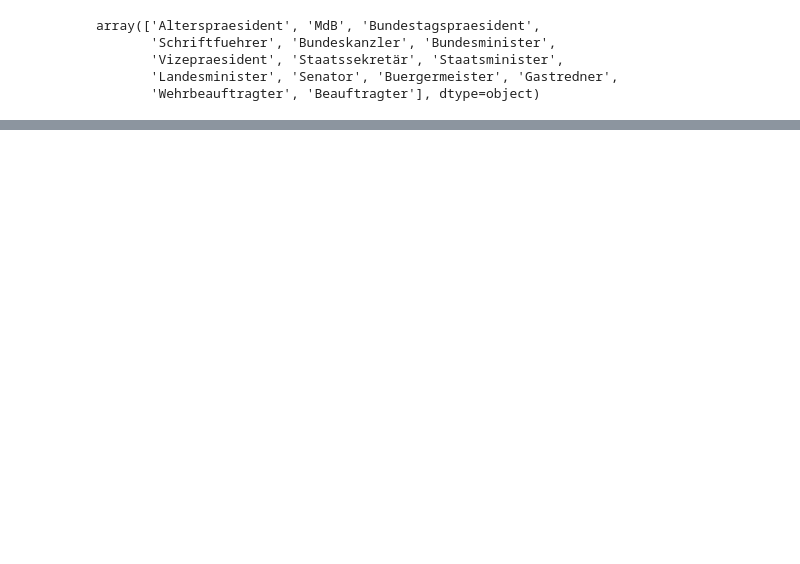
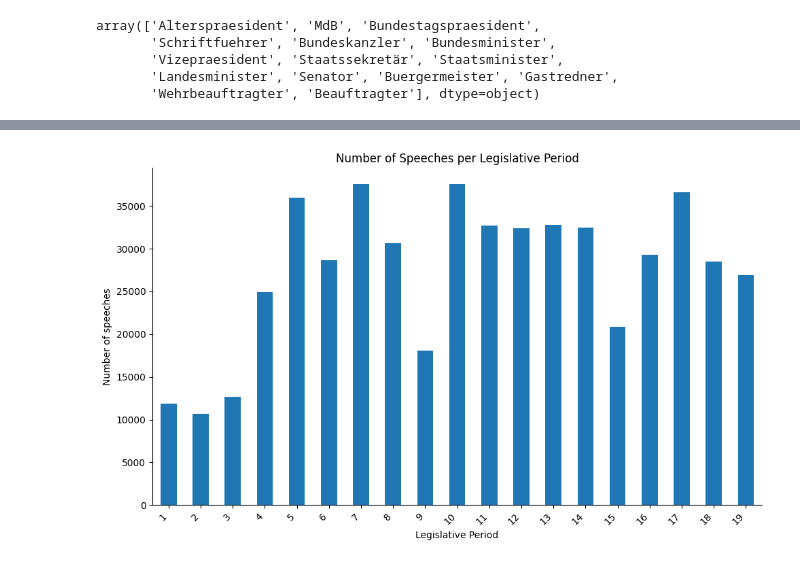
Before and after one commit to helgorithms/capstone_project, a Jupyter notebook: Capstone_EDA.ipynb, the cells around one changed output, grey strips where cells are left out. Saved outputs shown, nothing was run; the diff lists cells and outputs as text; code cells hidden in the pictures; blank space fills up the shorter version.

```diff
--- a/Capstone_EDA.ipynb
+++ b/Capstone_EDA.ipynb
@@ -234,0 +379,20 @@ array(['Präsident Dr. Köhler:', 'Arnold, Präsident des Bundesrats:',
+# %%
+# Count speeches per period
+speeches_per_period = df_debates.groupby('period')['doc_id'].count().sort_index()
+
+# Plot
+plt.figure(figsize=(10,6))
+ax = speeches_per_period.plot(kind='bar', color='C0')
+
+# Remove top/right spines for cleaner look
+ax.spines['top'].set_visible(False)
+ax.spines['right'].set_visible(False)
+
+plt.ylabel('Number of speeches')
+plt.xlabel('Legislative Period')
+plt.title('Number of Speeches per Legislative Period')
+plt.xticks(rotation=45, ha='right')
+plt.tight_layout()
+plt.show()
+# %% [output]
+[figure, added]
```
Also changed, not shown: parts of 61 cells of this notebook, 26 other files.
